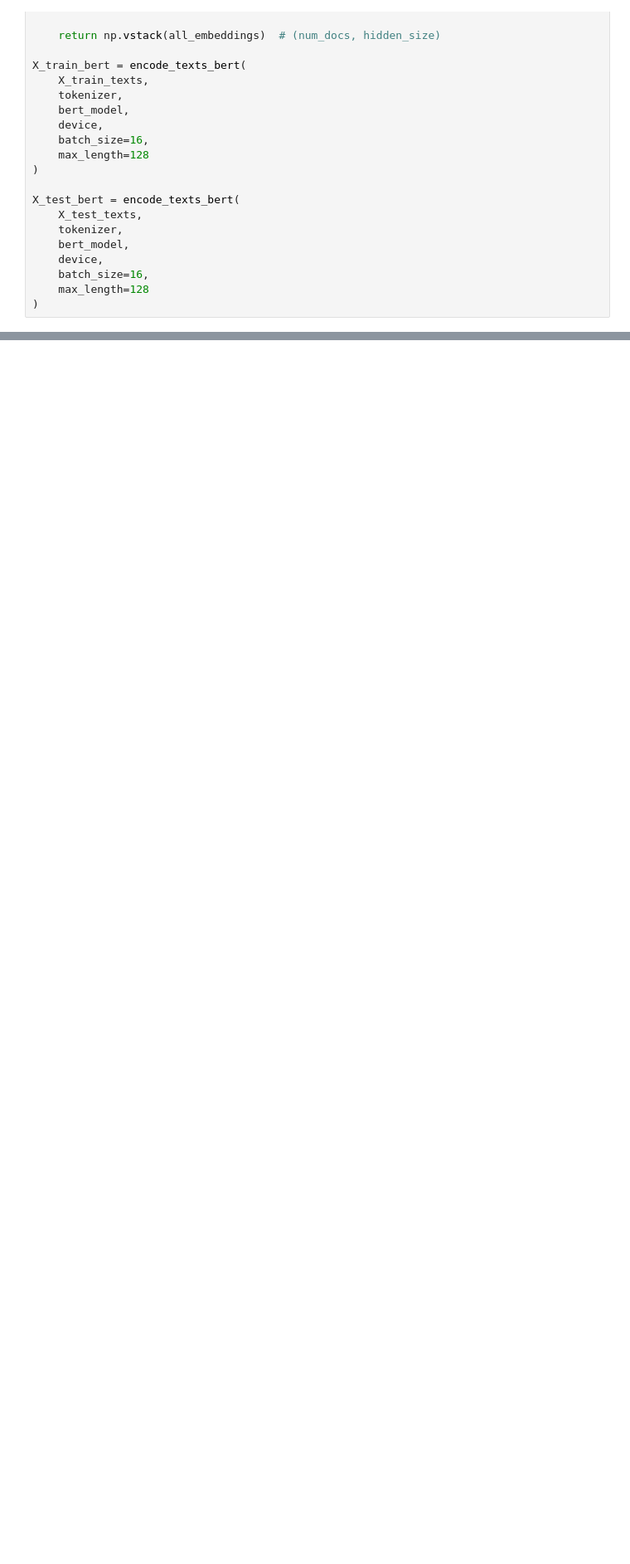
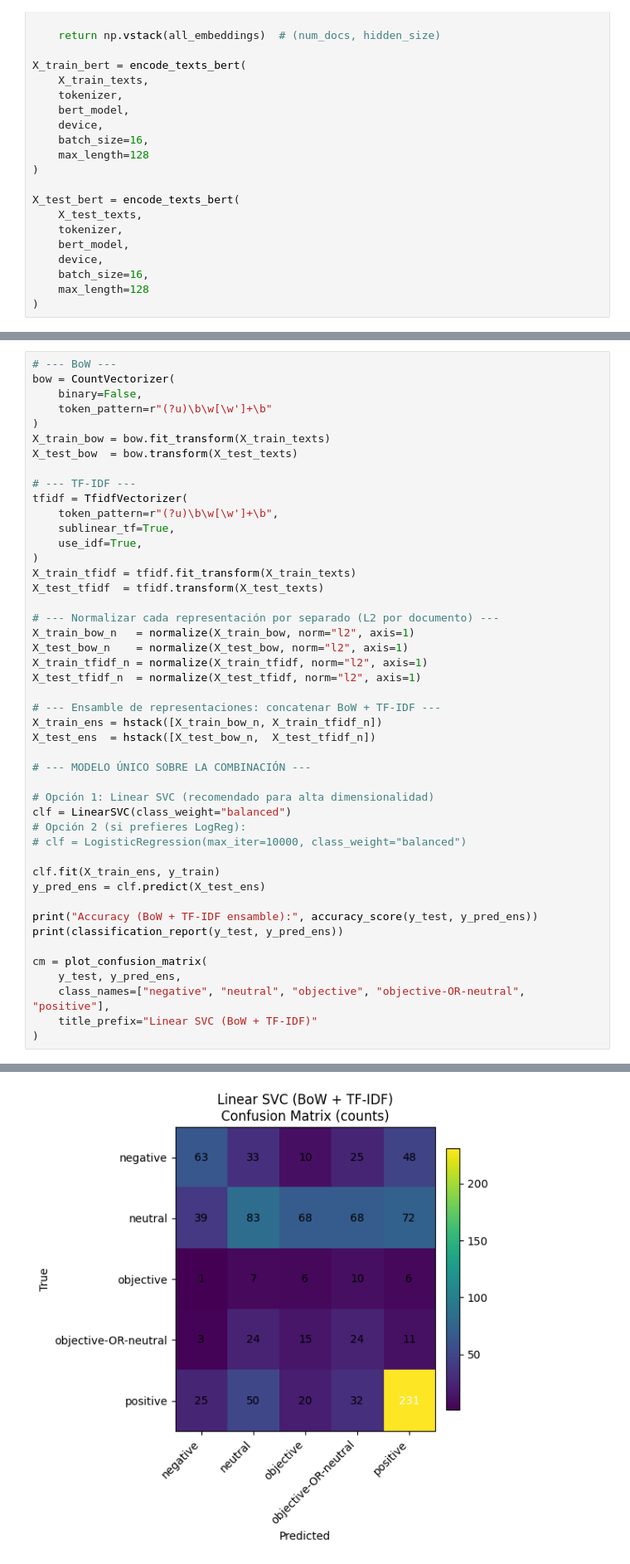
Before and after one commit to RicardoCalvoP/TC3007C, a Jupyter notebook: NaturalLanguageProcessing/Tarea_2.ipynb, the cells around one changed output, grey strips where cells are left out. Shown at 83% size. Saved outputs shown, nothing was run; the diff lists cells and outputs as text; blank space fills up the shorter version.

```diff
--- a/NaturalLanguageProcessing/Tarea_2.ipynb
+++ b/NaturalLanguageProcessing/Tarea_2.ipynb
@@ -2427,0 +2430,47 @@ El objetivo es evitar que una representación domine numéricamente a las demás
+# %%
+# --- BoW ---
+bow = CountVectorizer(
+    binary=False,
+    token_pattern=r"(?u)\b\w[\w']+\b"
+)
+X_train_bow = bow.fit_transform(X_train_texts)
+X_test_bow  = bow.transform(X_test_texts)
+
+# --- TF-IDF ---
+tfidf = TfidfVectorizer(
+    token_pattern=r"(?u)\b\w[\w']+\b",
+    sublinear_tf=True,
+    use_idf=True,
+)
+X_train_tfidf = tfidf.fit_transform(X_train_texts)
+X_test_tfidf  = tfidf.transform(X_test_texts)
+
+# --- Normalizar cada representación por separado (L2 por documento) ---
+X_train_bow_n   = normalize(X_train_bow, norm="l2", axis=1)
+X_test_bow_n    = normalize(X_test_bow, norm="l2", axis=1)
+X_train_tfidf_n = normalize(X_train_tfidf, norm="l2", axis=1)
+X_test_tfidf_n  = normalize(X_test_tfidf, norm="l2", axis=1)
+
+# --- Ensamble de representaciones: concatenar BoW + TF-IDF ---
+X_train_ens = hstack([X_train_bow_n, X_train_tfidf_n])
+X_test_ens  = hstack([X_test_bow_n,  X_test_tfidf_n])
+
+# --- MODELO ÚNICO SOBRE LA COMBINACIÓN ---
+
+# Opción 1: Linear SVC (recomendado para alta dimensionalidad)
+clf = LinearSVC(class_weight="balanced")
+# Opción 2 (si prefieres LogReg):
+# clf = LogisticRegression(max_iter=10000, class_weight="balanced")
+
+clf.fit(X_train_ens, y_train)
+y_pred_ens = clf.predict(X_test_ens)
+
+print("Accuracy (BoW + TF-IDF ensamble):", accuracy_score(y_test, y_pred_ens))
+print(classification_report(y_test, y_pred_ens))
+
+cm = plot_confusion_matrix(
+    y_test, y_pred_ens,
+    class_names=["negative", "neutral", "objective", "objective-OR-neutral", "positive"],
+    title_prefix="Linear SVC (BoW + TF-IDF)"
+)
+# %% [output]
@@ -2427,0 +2494 @@ El objetivo es evitar que una representación domine numéricamente a las demás
+[figure, added]
```
Also changed, not shown: parts of 14 cells of this notebook.
